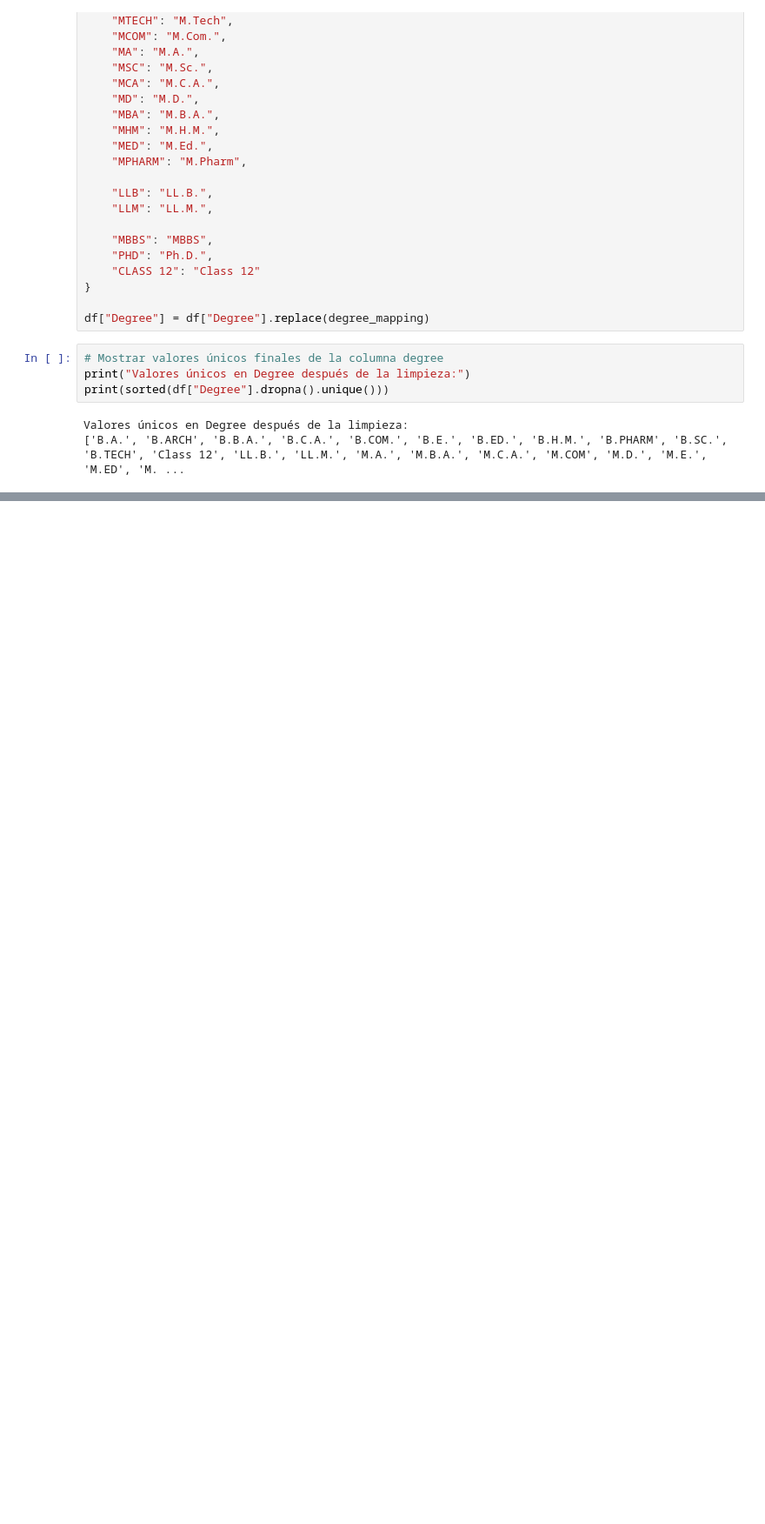
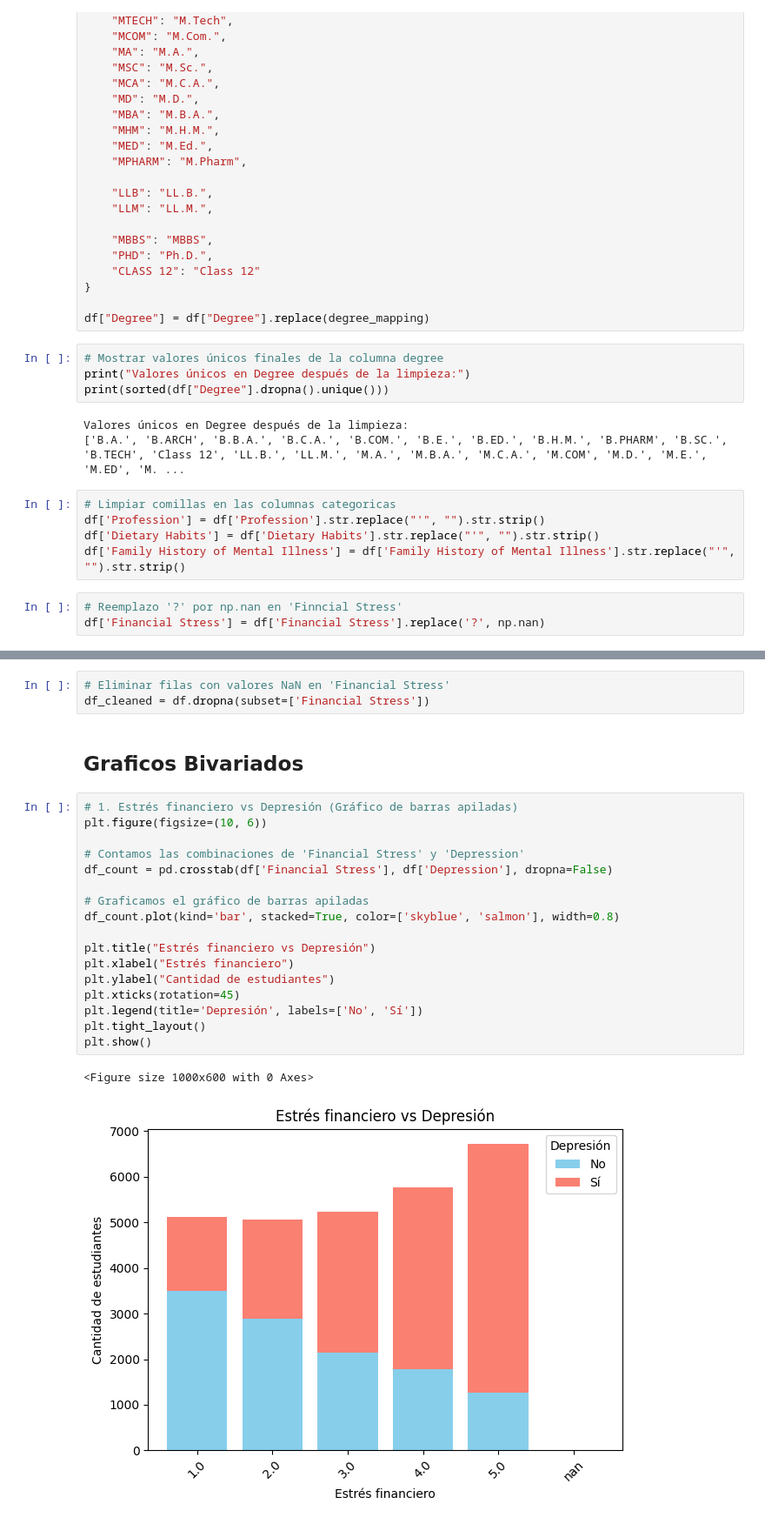
Before and after one commit to FlorMauves/Proyecto-Data-2, a Jupyter notebook: ProyectoDS_StudenDepression_MauvesinTogel.ipynb, the cells around one changed output, grey strips where cells are left out. Shown: that part at 87% size. Saved outputs shown, nothing was run; the diff lists cells and outputs as text; blank space fills up the shorter version.

```diff
--- a/ProyectoDS_StudenDepression_MauvesinTogel.ipynb
+++ b/ProyectoDS_StudenDepression_MauvesinTogel.ipynb
@@ -433,3 +435,11 @@ print(sorted(df["Degree"].dropna().unique()))
 # %% [output]
 Valores únicos en Degree después de la limpieza:
 ['B.A.', 'B.ARCH', 'B.B.A.', 'B.C.A.', 'B.COM.', 'B.E.', 'B.ED.', 'B.H.M.', 'B.PHARM', 'B.SC.', 'B.TECH', 'Class 12', 'LL.B.', 'LL.M.', 'M.A.', 'M.B.A.', 'M.C.A.', 'M.COM', 'M.D.', 'M.E.', 'M.ED', 'M. ...
+# %%
+# Limpiar comillas en las columnas categoricas
+df['Profession'] = df['Profession'].str.replace("'", "").str.strip()
+df['Dietary Habits'] = df['Dietary Habits'].str.replace("'", "").str.strip()
+df['Family History of Mental Illness'] = df['Family History of Mental Illness'].str.replace("'", "").str.strip()
+# %%
+# Reemplazo '?' por np.nan en 'Finncial Stress'
+df['Financial Stress'] = df['Financial Stress'].replace('?', np.nan)
@@ -435,0 +465,25 @@ Valores únicos en Degree después de la limpieza:
+# %%
+# Eliminar filas con valores NaN en 'Financial Stress'
+df_cleaned = df.dropna(subset=['Financial Stress'])
+# %% [markdown]
+## Graficos Bivariados
+# %%
+# 1. Estrés financiero vs Depresión (Gráfico de barras apiladas)
+plt.figure(figsize=(10, 6))
+
+# Contamos las combinaciones de 'Financial Stress' y 'Depression'
+df_count = pd.crosstab(df['Financial Stress'], df['Depression'], dropna=False)
+
+# Graficamos el gráfico de barras apiladas
+df_count.plot(kind='bar', stacked=True, color=['skyblue', 'salmon'], width=0.8)
+
+plt.title("Estrés financiero vs Depresión")
+plt.xlabel("Estrés financiero")
+plt.ylabel("Cantidad de estudiantes")
+plt.xticks(rotation=45)
+plt.legend(title='Depresión', labels=['No', 'Sí'])
+plt.tight_layout()
+plt.show()
+# %% [output]
+<Figure size 1000x600 with 0 Axes>
+[figure, added]
```
Also changed, not shown: parts of 3 cells of this notebook.
